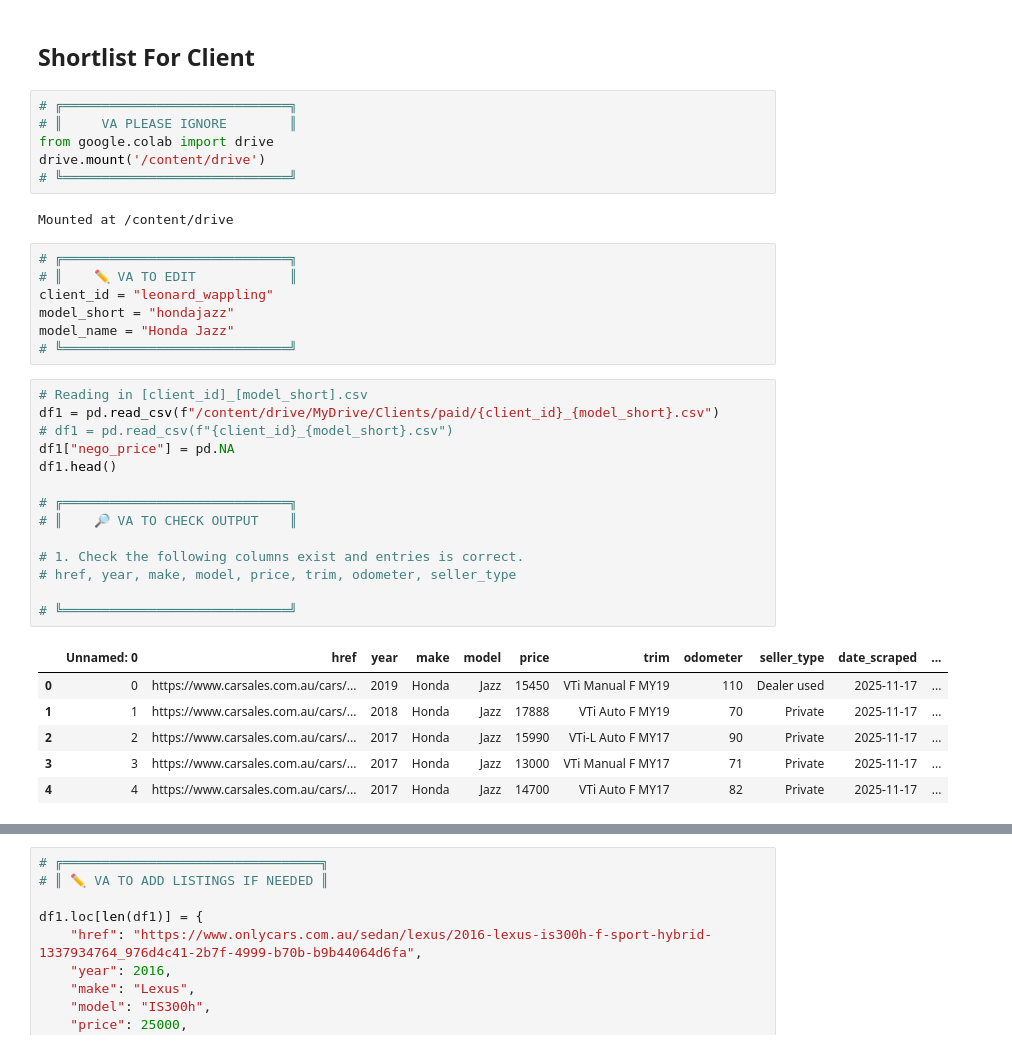
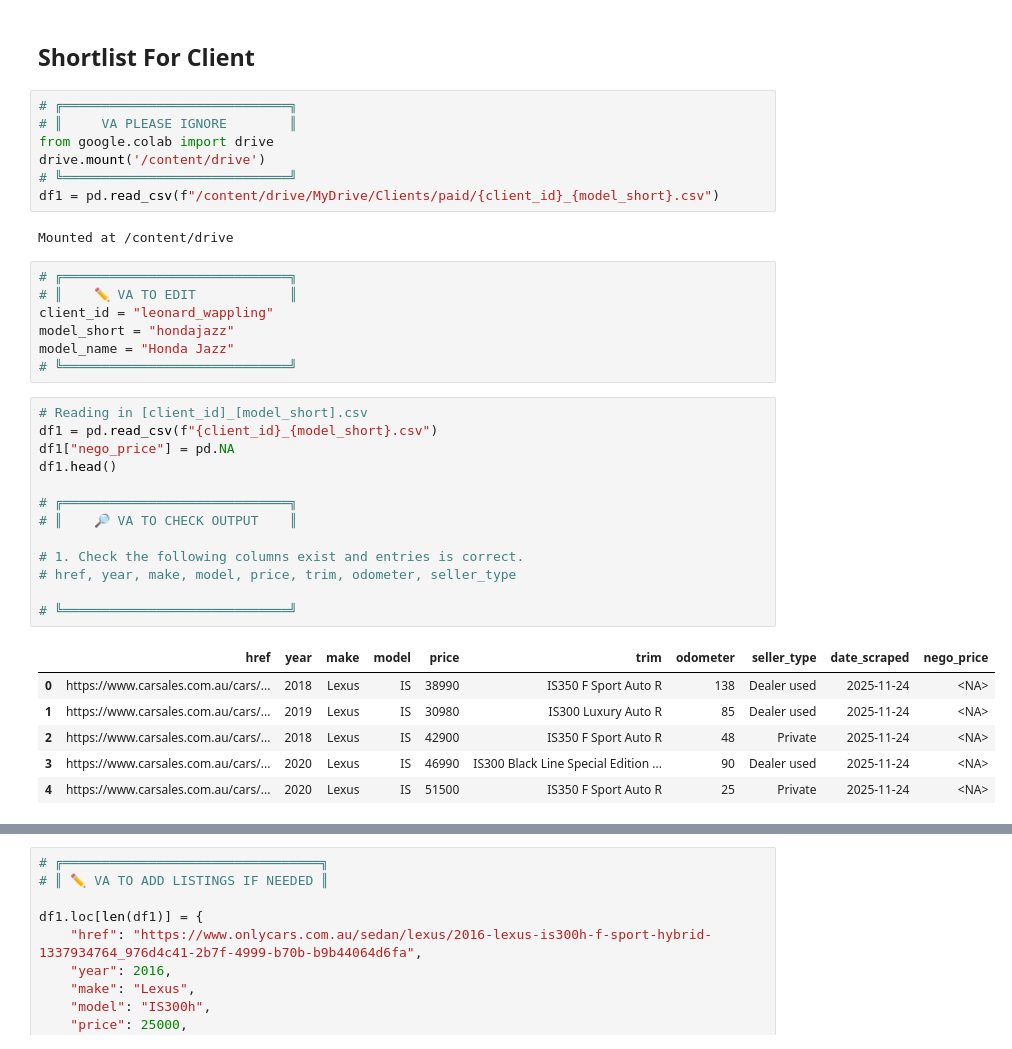
Before and after one commit to imrogerjiang/market_analysis, a Jupyter notebook: analytics.ipynb, the cells around one changed output, grey strips where cells are left out. Drawn from its saved outputs; the diff is of its cells as text.

```diff
--- a/analytics.ipynb
+++ b/analytics.ipynb
@@ -433,6 +420,7 @@ Odometer: 117,000km
 from google.colab import drive
 drive.mount('/content/drive')
 # ╚═════════════════════════════╝
+df1 = pd.read_csv(f"/content/drive/MyDrive/Clients/paid/{client_id}_{model_short}.csv")
 # %% [output]
 Mounted at /content/drive
 # %%
@@ -444,25 +432,24 @@ model_name = "Honda Jazz"
 # ╚═════════════════════════════╝
 # %%
 # Reading in [client_id]_[model_short].csv
-df1 = pd.read_csv(f"/content/drive/MyDrive/Clients/paid/{client_id}_{model_short}.csv")
-# df1 = pd.read_csv(f"{client_id}_{model_short}.csv")
+df1 = pd.read_csv(f"{client_id}_{model_short}.csv")
 df1["nego_price"] = pd.NA
 df1.head()
 
 # ╔═════════════════════════════╗
 # ║    🔎 VA TO CHECK OUTPUT    ║
 
 # 1. Check the following columns exist and entries is correct.
 # href, year, make, model, price, trim, odometer, seller_type
 
 # ╚═════════════════════════════╝
 # %% [output]
-|  | Unnamed: 0 | href | year | make | model | price | trim | odometer | seller_type | date_scraped | ... |
-| 0 | 0 | https://www.carsales.com.au/cars/... | 2019 | Honda | Jazz | 15450 | VTi Manual F MY19 | 110 | Dealer used | 2025-11-17 | ... |
-| 1 | 1 | https://www.carsales.com.au/cars/... | 2018 | Honda | Jazz | 17888 | VTi Auto F MY19 | 70 | Private | 2025-11-17 | ... |
-| 2 | 2 | https://www.carsales.com.au/cars/... | 2017 | Honda | Jazz | 15990 | VTi-L Auto F MY17 | 90 | Private | 2025-11-17 | ... |
-| 3 | 3 | https://www.carsales.com.au/cars/... | 2017 | Honda | Jazz | 13000 | VTi Manual F MY17 | 71 | Private | 2025-11-17 | ... |
-| 4 | 4 | https://www.carsales.com.au/cars/... | 2017 | Honda | Jazz | 14700 | VTi Auto F MY17 | 82 | Private | 2025-11-17 | ... |
+|  | href | year | make | model | price | trim | odometer | seller_type | date_scraped | nego_price |
+| 0 | https://www.carsales.com.au/cars/... | 2018 | Lexus | IS | 38990 | IS350 F Sport Auto R | 138 | Dealer used | 2025-11-24 | <NA> |
+| 1 | https://www.carsales.com.au/cars/... | 2019 | Lexus | IS | 30980 | IS300 Luxury Auto R | 85 | Dealer used | 2025-11-24 | <NA> |
+| 2 | https://www.carsales.com.au/cars/... | 2018 | Lexus | IS | 42900 | IS350 F Sport Auto R | 48 | Private | 2025-11-24 | <NA> |
+| 3 | https://www.carsales.com.au/cars/... | 2020 | Lexus | IS | 46990 | IS300 Black Line Special Edition ... | 90 | Dealer used | 2025-11-24 | <NA> |
+| 4 | https://www.carsales.com.au/cars/... | 2020 | Lexus | IS | 51500 | IS350 F Sport Auto R | 25 | Private | 2025-11-24 | <NA> |
 # %%
 # ╔═════════════════════════════════╗
 # ║ ✏️ VA TO ADD NEGOTIATED PRICE   ║
```
Also changed, not shown: parts of 14 cells of this notebook.
